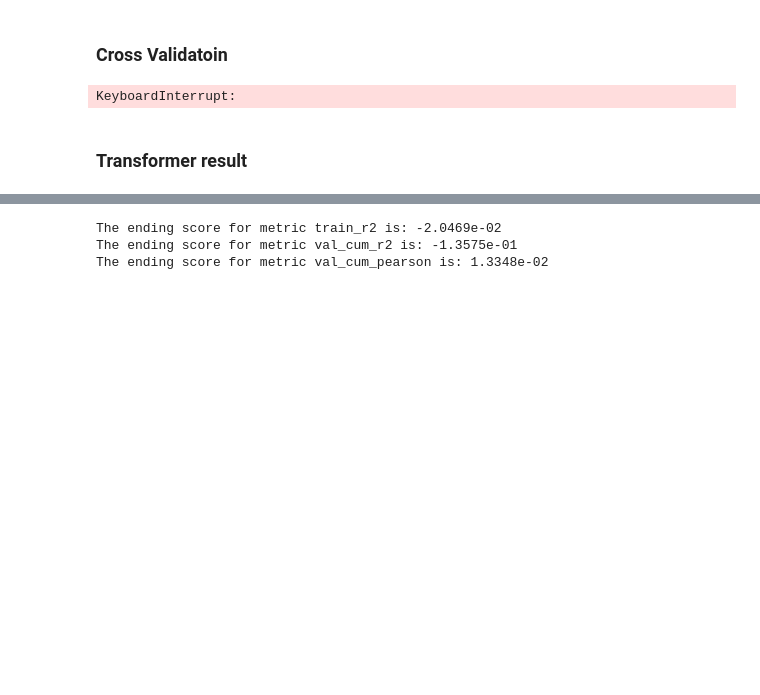
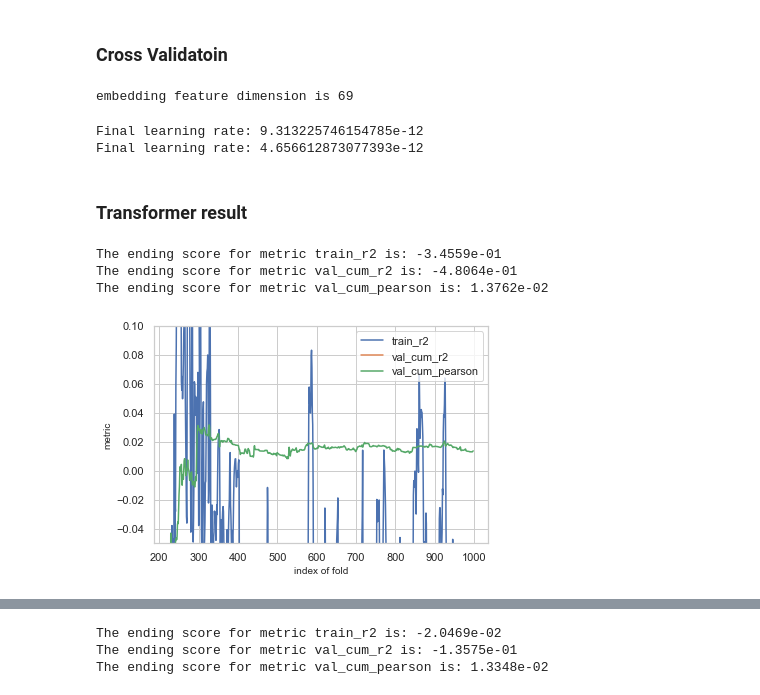
Before and after one commit to owen8877/qids-2023-comp, a Jupyter notebook: playground/shockspeare/NN_combined_Feb22.ipynb, the cells around one changed output, grey strips where cells are left out. Drawn from its saved outputs; the diff is of its cells as text; code cells hidden in the pictures; blank space fills up the shorter version.

Commit message:
added support for positional encoding and onehot for Transformer

```diff
--- a/playground/shockspeare/NN_combined_Feb22.ipynb
+++ b/playground/shockspeare/NN_combined_Feb22.ipynb
@@ -42,6 +42,8 @@ qids = QIDS(path_prefix='../../')
 base_ds = xr.open_dataset('../../data/nc/base.nc')
 market_brief_ds = xr.open_dataset('../../data/nc/market_brief.nc')
 ds = base_ds.merge(market_brief_ds)
+# %%
+ds_extend = ds.assign(day_feature=('day',ds['day'].data),asset_name=('asset', ds['asset'].data))
 # %%
 ds.dims
 # %% [output]
@@ -324,7 +396,7 @@ class NN_wrapper():
             self.net =  oneDVerConvNet(D_in=1, D_out=1, input_shape=[1, per_eval_lookback, n_feature],
                                        b_size = train_lookback*n_asset)
         elif network == 'Transformer':
-            self.net = Transformer(n_class=n_asset, seq_length=per_eval_lookback, n_feature=n_feature,
+            self.net = Transformer(n_class=n_asset, seq_length=per_eval_lookback, feature = feature_name,
                  hidden_size=hidden_size, output_size=1)
         else:
             raise ValueError('Network architecture not supported')
@@ -335,6 +407,8 @@ class NN_wrapper():
             else:
                 self.net.load_state_dict(torch.load(load_model_path))
 
+        if load_model_path is not None:
+            self.net.load_state_dict(torch.load(load_model_path))
 
         self.is_eval = is_eval
         self.feature_name = feature_name
@@ -344,6 +418,7 @@ class NN_wrapper():
         self.per_eval_lookback = per_eval_lookback
         self.n_asset = n_asset
         self.net_name = network
+
 
 
         # Define the optimizier
@@ -368,7 +443,12 @@ class NN_wrapper():
         # print(X_pd.shape) # shape (1242,7) for trainLook=16 evalLook=8
         ## Otherwise if use all data: (to do)
 
-        X_pd[X_pd.columns] = self.preprocess.fit_transform(X_pd[X_pd.columns].values)
+        ## Minmax scale except for the asset name (category)
+        X_pd.loc[:, ~X_pd.columns.isin(['asset_name', 'day_feature'])] = self.preprocess\
+            .fit_transform(X_pd.loc[:, ~X_pd.columns.isin(['asset_name', 'day_feature'])].values)
+        # else:
+        #     X_pd[X_pd.columns] = self.preprocess.fit_transform(X_pd[X_pd.columns].values)
+
         # # X_transformed_pd = DataFrame(X_transformed_np, index=X_pd.index, columns=X_pd.columns)
         X_transformed = xr.Dataset.from_dataframe(X_pd)
         # X_transformed = self.preprocess.fit_transform(X.to_array(dim='feature'))
@@ -396,7 +476,7 @@ class NN_wrapper():
         X_arr = X_concat.stack({'batch_asset': ['batch', 'asset']}).to_array('feature')\
             .transpose('batch_asset', 'offset', 'feature') # create a new batch dimension cartesian product all batch and asset
         X_arr_np = X_arr.to_numpy()
-        # print(X_arr_np.shape) # (864, 8, 7) for trainLook=16 evalLook=8
+        # print(X_arr_np[4,:,-2:]) # (864, 8, 7) for trainLook=16 evalLook=8
 
         if self.net_name=='CONV':
             X_arr_np = X_arr_np[:,np.newaxis,:,:]
@@ -452,8 +532,10 @@ class NN_wrapper():
         # # X = xr.Dataset.from_dataframe(X_)
         ### If use only fundamental feature:
         X_pd = X[self.feature_name].to_dataframe(dim_order=['day', 'asset'])
-        # X_pd = X.to_dataframe(dim_order=['day', 'asset'])
-        X_pd[X_pd.columns] = self.preprocess.transform(X_pd[X_pd.columns].values)
+        # X_pd = X.to_dataframe(dim_order=['day', 'asset'])'
+        X_pd.loc[:, ~X_pd.columns.isin(['asset_name', 'day_feature'])] = self.preprocess.\
+            fit_transform(X_pd.loc[:, ~X_pd.columns.isin(['asset_name', 'day_feature'])].values)
+        # X_pd[X_pd.columns] = self.preprocess.transform(X_pd[X_pd.columns].values)
         X_transformed = xr.Dataset.from_dataframe(X_pd)
         # # X_transformed_pd = DataFrame(X_transformed_np, index=X_pd.index, columns=X_pd.columns)
 
@@ -477,16 +563,35 @@ class NN_wrapper():
 # %% [markdown]
 ### Cross Validatoin
 # %%
-feature = ['turnoverRatio', 'transactionAmount', 'pb', 'ps', 'pe_ttm', 'pe', 'pcf']
+feature = ['turnoverRatio', 'transactionAmount', 'pb', 'ps', 'pe_ttm', 'pe', 'pcf', 'day_feature', 'asset_name']
 train_lookback = 16
 eval_lookback = 8
 prerpocess = MinMaxScaler()
 
-model = NN_wrapper(preprocess=prerpocess, lr=1e-2, n_epoch=8, train_lookback=train_lookback, per_eval_lookback=eval_lookback, hidden_size=256,  n_asset=54, network='Transformer', feature_name=feature)
+# model_path = '../../model/dump/2023-02-26/2023-02-26_Transformer'
+model = NN_wrapper(preprocess=prerpocess, lr=1e-2, lrstep=100, n_epoch=4, train_lookback=train_lookback, per_eval_lookback=eval_lookback, hidden_size=128,  n_asset=54, network='Transformer', feature_name=feature,
+                   load_model_path=None)
+
 idx = pd.IndexSlice
-ds_cv = ds.sel(day=slice(200,ds.dims['day']-2))[feature+['return']]
+# ds_cv = ds.sel(day=slice(200,ds.dims['day']-2))[feature+['return']]
+ds_cv = ds_extend.sel(day=slice(200,ds.dims['day']-2))[feature+['return']]
+
 performance, cum_y_df = cross_validation(model, feature, ds=ds_cv, train_lookback=train_lookback, per_eval_lookback=eval_lookback)
 # %% [output]
-KeyboardInterrupt:
+embedding feature dimension is 69
+Final learning rate: 9.313225746154785e-12
+Final learning rate: 4.656612873077393e-12
 # %% [markdown]
 ### Transformer result
+# %%
+# lr=1e-2, StepLR step100, endlr=4e-12 nepoch=4, trainlook=16, evallook=8, hidden=128 Transformer
+# Feature embedding!
+plt.figure(0)
+# plot_performance(performance, metrics_selected=['train_r2', 'test_cum_r2', 'test_cum_pearson'])
+plot_performance(performance, metrics_selected=['train_r2', 'val_cum_pearson','val_cum_r2'])
+plt.show()
+# %% [output]
+The ending score for metric train_r2 is: -3.4559e-01
+The ending score for metric val_cum_r2 is: -4.8064e-01
+The ending score for metric val_cum_pearson is: 1.3762e-02
+[figure, added]
```
Also changed, not shown: parts of 15 cells of this notebook.
